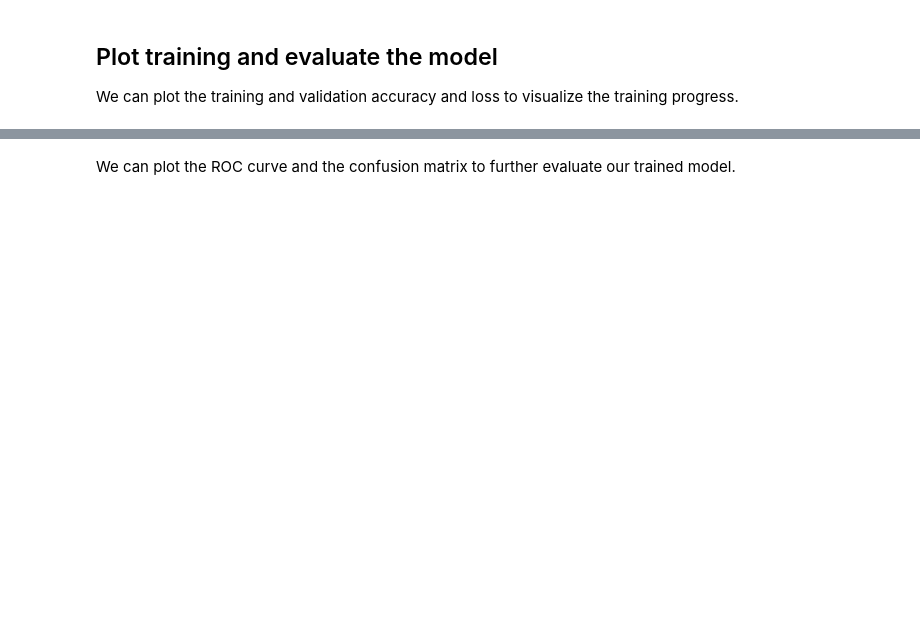
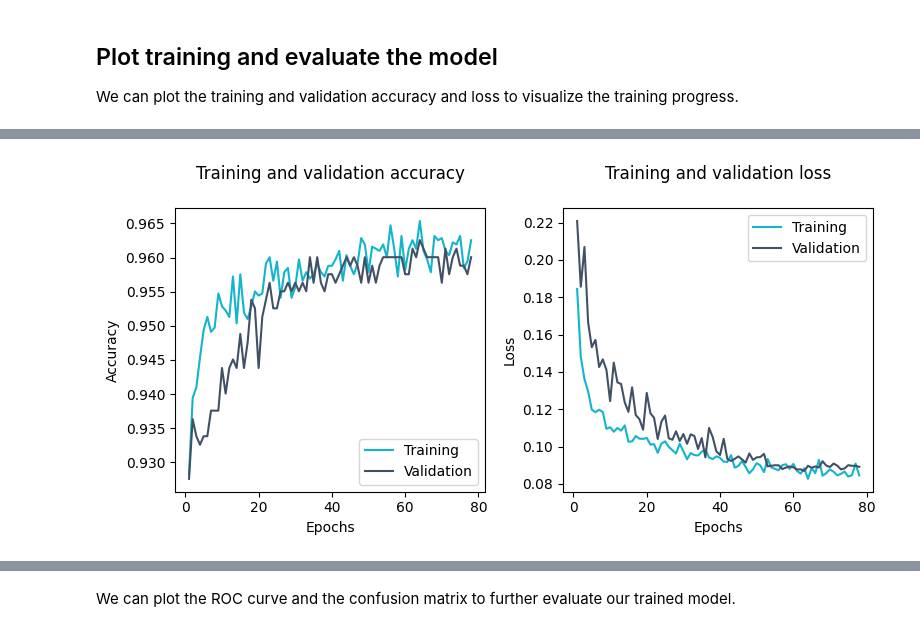
Before and after one commit to delvendahl/miniML, a Jupyter notebook: docs/training/TL_training.ipynb, the cells around one changed output, grey strips where cells are left out. Cells and saved outputs as stored; diff of their text form; code cells hidden in the pictures; blank space fills up the shorter version.

```diff
--- a/docs/training/TL_training.ipynb
+++ b/docs/training/TL_training.ipynb
@@ -278,0 +251,29 @@ Best epoch: 6 (accuracy=0.9700)
+# %%
+acc = history.history['Accuracy']
+val_acc = history.history['val_Accuracy']
+epochs = range(1, len(acc) + 1)
+
+fig, axs = plt.subplots(1, 2, figsize=(8, 4))
+axs[0].plot(epochs, acc, c='#12B5CB', label='Training')
+axs[0].plot(epochs, val_acc, c='#425066', label='Validation')
+axs[0].set_title('Training and validation accuracy\n')
+axs[0].set_xlabel('Epochs')
+axs[0].set_ylabel('Accuracy')
+axs[0].legend()
+
+loss = history.history['loss']
+val_loss = history.history['val_loss']
+
+axs[1].plot(epochs, loss, c='#12B5CB', label='Training')
+axs[1].plot(epochs, val_loss, c='#425066', label='Validation')
+axs[1].set_title('Training and validation loss\n')
+axs[1].set_xlabel('Epochs')
+axs[1].set_ylabel('Loss')
+axs[1].legend()
+plt.tight_layout()
+plt.show()
+
+best_epoch = val_acc.index(max(val_acc)) + 1
+print(f'Best epoch: {best_epoch} (accuracy={max(val_acc):.4f})')
+# %% [output]
+[figure, added]
```
Also changed, not shown: parts of 21 cells of this notebook, 1 other file.
